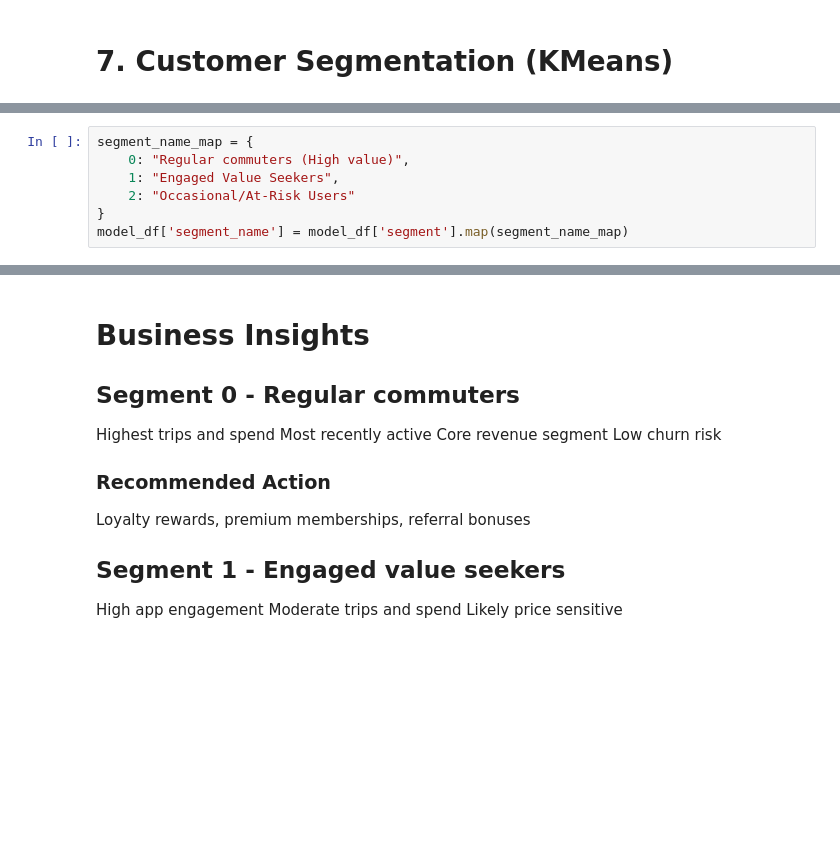
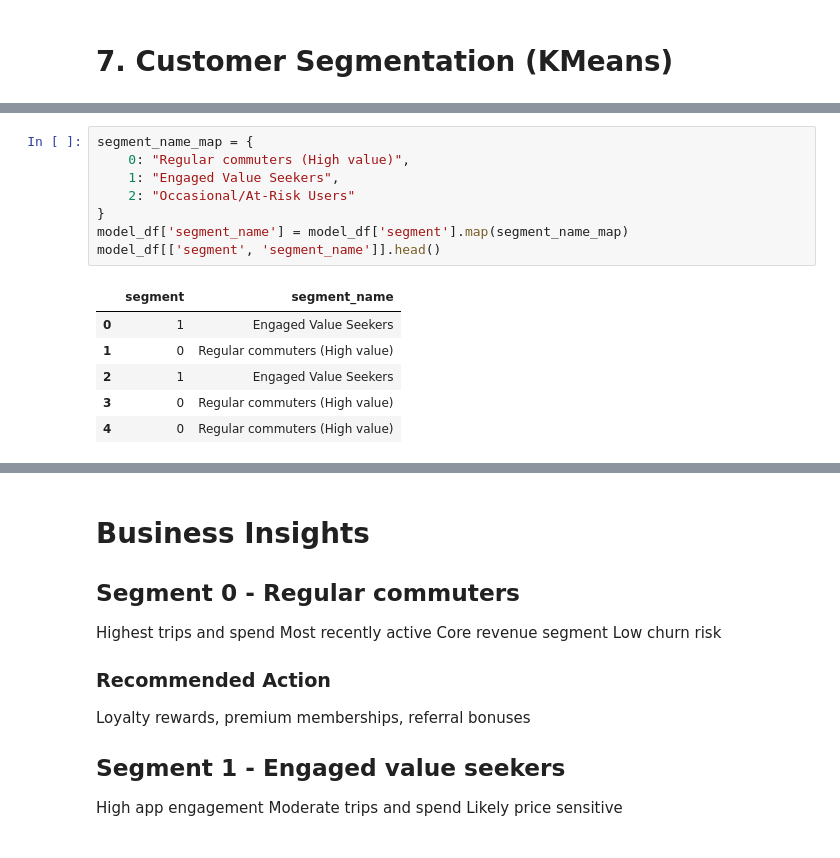
Before and after one commit to blessingkugbiyi/Ridewise_London, a Jupyter notebook: notebooks/03_segmentation.ipynb, the cells around one changed output, grey strips where cells are left out. Saved outputs shown, nothing was run; the diff lists cells and outputs as text; blank space fills up the shorter version.

```diff
--- a/notebooks/03_segmentation.ipynb
+++ b/notebooks/03_segmentation.ipynb
@@ -27,7 +54,15 @@ segment_profile
 # %%
 segment_name_map = {
     0: "Regular commuters (High value)",
     1: "Engaged Value Seekers",
     2: "Occasional/At-Risk Users"
 }
 model_df['segment_name'] = model_df['segment'].map(segment_name_map)
+model_df[['segment', 'segment_name']].head()
+# %% [output]
+|  | segment | segment_name |
+| 0 | 1 | Engaged Value Seekers |
+| 1 | 0 | Regular commuters (High value) |
+| 2 | 1 | Engaged Value Seekers |
+| 3 | 0 | Regular commuters (High value) |
+| 4 | 0 | Regular commuters (High value) |
```
Also changed, not shown: parts of 7 cells of this notebook, 4 other files.
